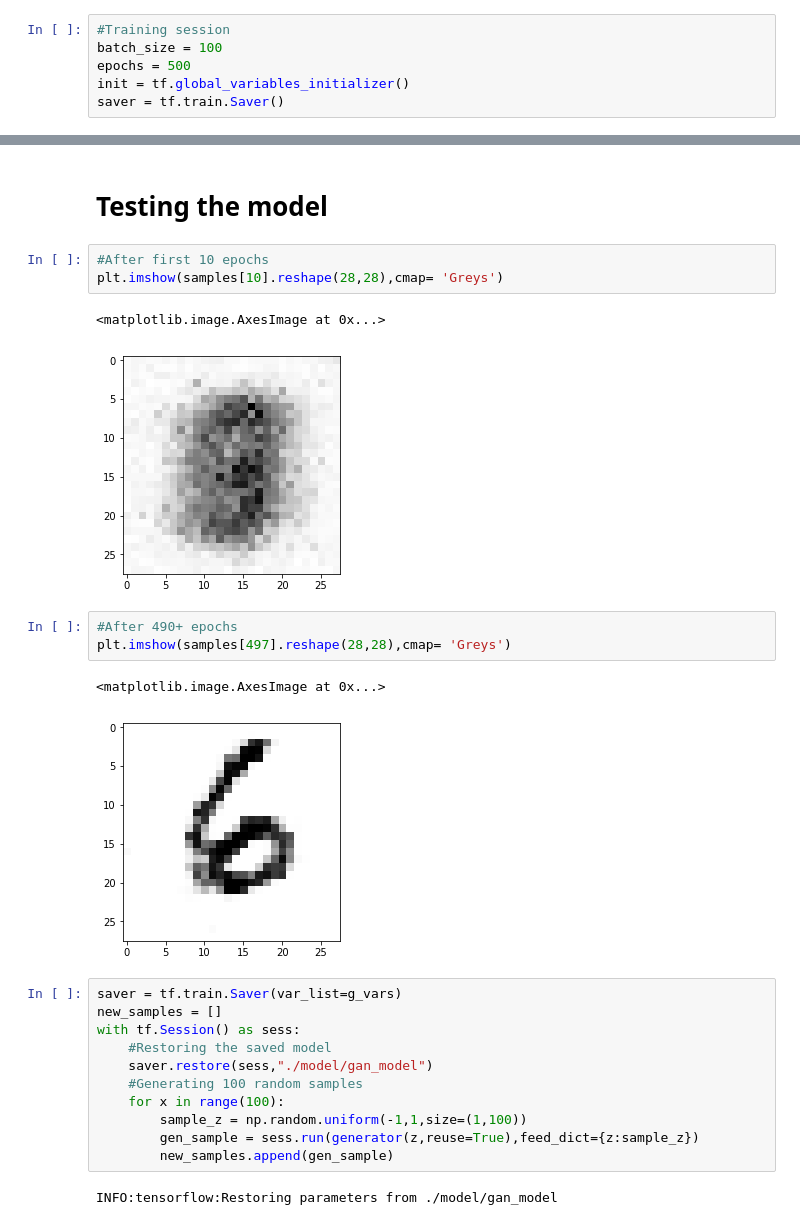
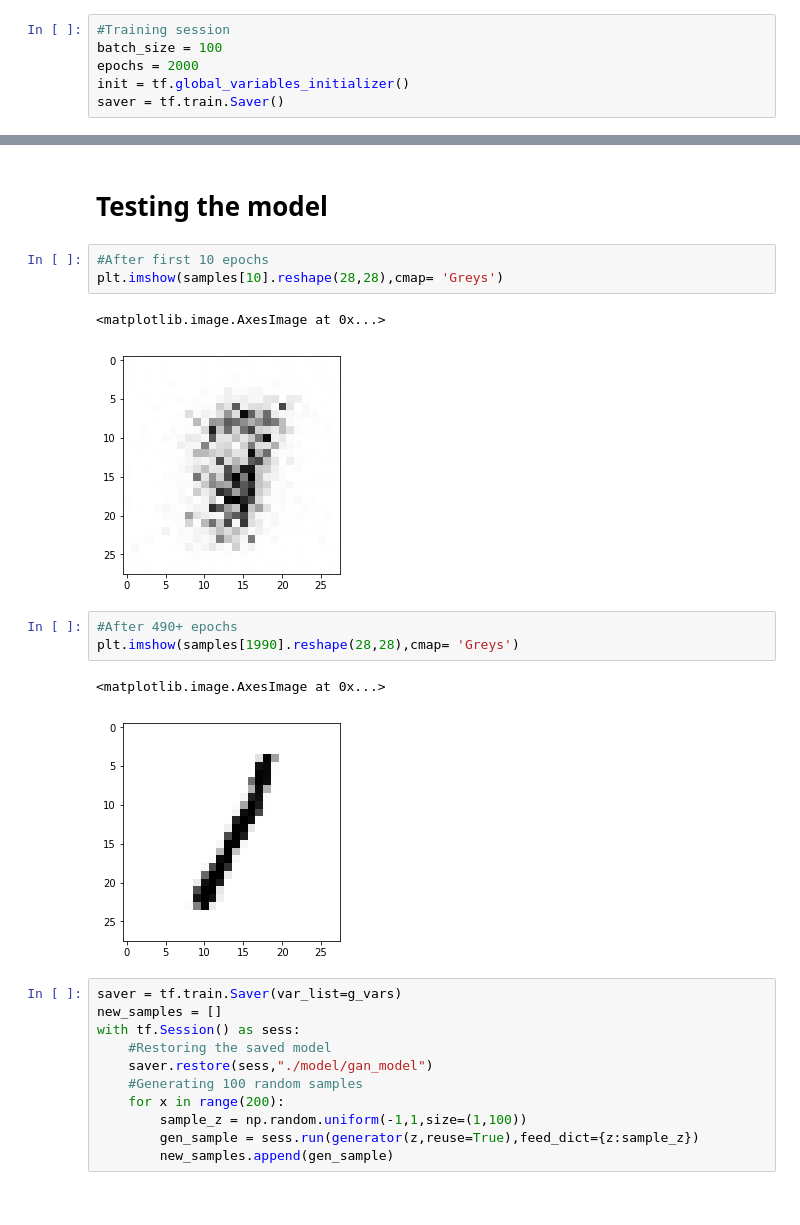
Before and after one commit to SAint7579/GAN_Tensorflow_MNIST, a Jupyter notebook: GAN on MNIST.ipynb, the cells around one changed output, grey strips where cells are left out. Drawn from its saved outputs; the diff is of its cells as text.

Commit message:
Trained on 2k epochs

```diff
--- a/GAN on MNIST.ipynb
+++ b/GAN on MNIST.ipynb
@@ -102,7 +79,7 @@ G_trainer = tf.train.AdamOptimizer(lr).minimize(G_loss, var_list=g_vars)
 # %%
 #Training session
 batch_size = 100
-epochs = 500
+epochs = 2000
 init = tf.global_variables_initializer()
 saver = tf.train.Saver()
 # %%
@@ -155,13 +114,13 @@ ON EPOCH 499
 plt.imshow(samples[10].reshape(28,28),cmap= 'Greys')
 # %% [output]
 <matplotlib.image.AxesImage at 0x...>
-[figure, old version]
+[figure, new version]
 # %%
 #After 490+ epochs
-plt.imshow(samples[497].reshape(28,28),cmap= 'Greys')
+plt.imshow(samples[1990].reshape(28,28),cmap= 'Greys')
 # %% [output]
 <matplotlib.image.AxesImage at 0x...>
-[figure, old version]
+[figure, new version]
 # %%
 saver = tf.train.Saver(var_list=g_vars)
 new_samples = []
@@ -169,12 +128,10 @@ with tf.Session() as sess:
     #Restoring the saved model
     saver.restore(sess,"./model/gan_model")
     #Generating 100 random samples
-    for x in range(100):
+    for x in range(200):
         sample_z = np.random.uniform(-1,1,size=(1,100))
         gen_sample = sess.run(generator(z,reuse=True),feed_dict={z:sample_z})
         new_samples.append(gen_sample)
-# %% [output]
-INFO:tensorflow:Restoring parameters from ./model/gan_model
 # %%
 #Creating graph
 fig=plt.figure(figsize=(8, 8))
```
Also changed, not shown: parts of 4 cells of this notebook, 4 other files.
